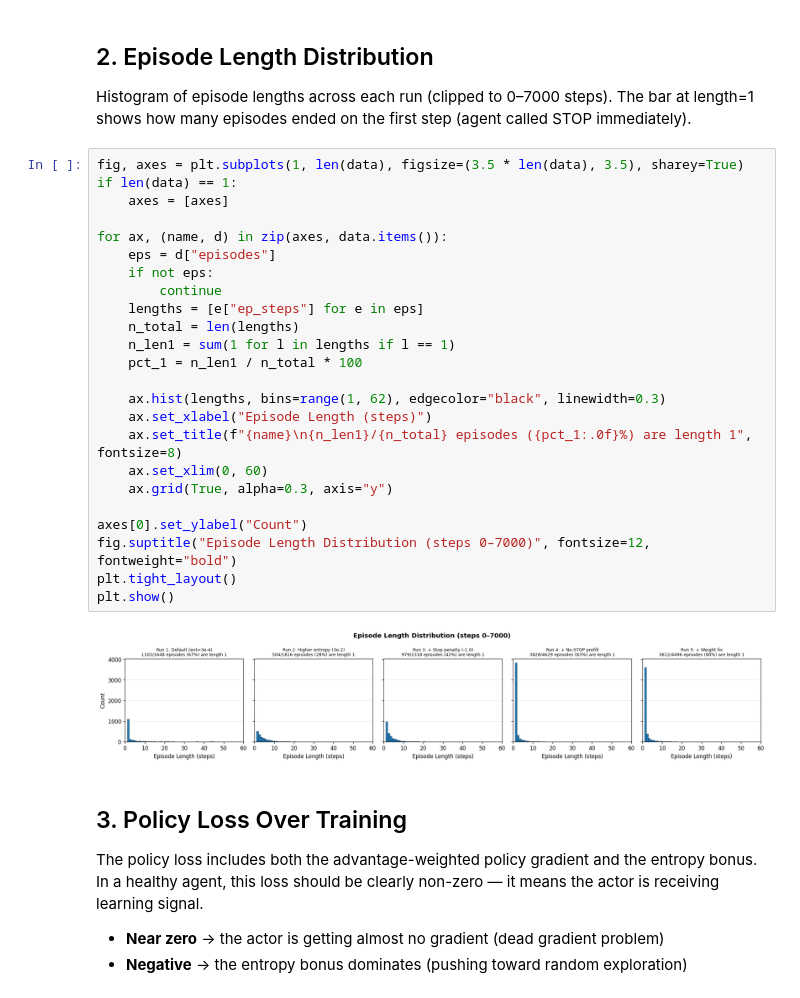
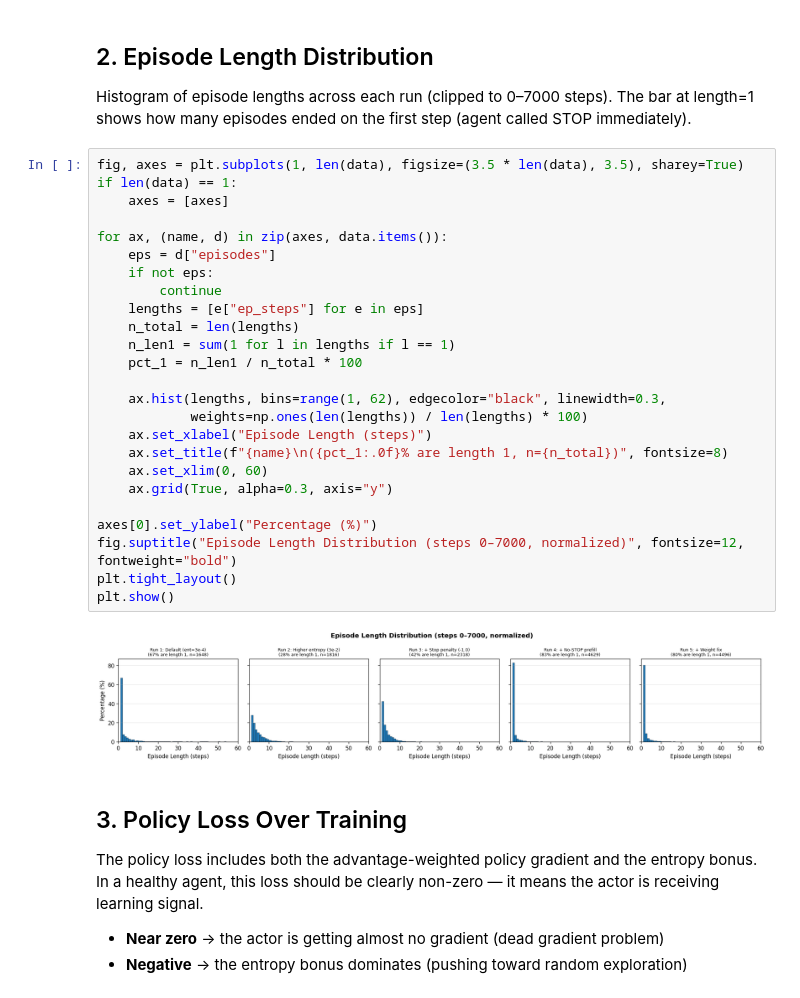
Before and after one commit to LSailer/Master-Thesis-3D-VLA, a Jupyter notebook: modules/r2dreamer/notebooks/stop_collapse_analysis.ipynb, the cells around one changed output. Saved outputs shown, nothing was run; the diff lists cells and outputs as text.

Commit message:
fix: normalize episode length histograms to percentages

```diff
--- a/modules/r2dreamer/notebooks/stop_collapse_analysis.ipynb
+++ b/modules/r2dreamer/notebooks/stop_collapse_analysis.ipynb
@@ -160,29 +160,30 @@ Histogram of episode lengths across each run (clipped to 0–7000 steps). The ba
 # %%
 fig, axes = plt.subplots(1, len(data), figsize=(3.5 * len(data), 3.5), sharey=True)
 if len(data) == 1:
     axes = [axes]
 
 for ax, (name, d) in zip(axes, data.items()):
     eps = d["episodes"]
     if not eps:
         continue
     lengths = [e["ep_steps"] for e in eps]
     n_total = len(lengths)
     n_len1 = sum(1 for l in lengths if l == 1)
     pct_1 = n_len1 / n_total * 100
 
-    ax.hist(lengths, bins=range(1, 62), edgecolor="black", linewidth=0.3)
+    ax.hist(lengths, bins=range(1, 62), edgecolor="black", linewidth=0.3,
+            weights=np.ones(len(lengths)) / len(lengths) * 100)
     ax.set_xlabel("Episode Length (steps)")
-    ax.set_title(f"{name}\n{n_len1}/{n_total} episodes ({pct_1:.0f}%) are length 1", fontsize=8)
+    ax.set_title(f"{name}\n({pct_1:.0f}% are length 1, n={n_total})", fontsize=8)
     ax.set_xlim(0, 60)
     ax.grid(True, alpha=0.3, axis="y")
 
-axes[0].set_ylabel("Count")
-fig.suptitle("Episode Length Distribution (steps 0–7000)", fontsize=12, fontweight="bold")
+axes[0].set_ylabel("Percentage (%)")
+fig.suptitle("Episode Length Distribution (steps 0–7000, normalized)", fontsize=12, fontweight="bold")
 plt.tight_layout()
 plt.show()
 # %% [output]
-[figure, old version]
+[figure, new version]
 # %% [markdown]
 ## 3. Policy Loss Over Training
 
```
